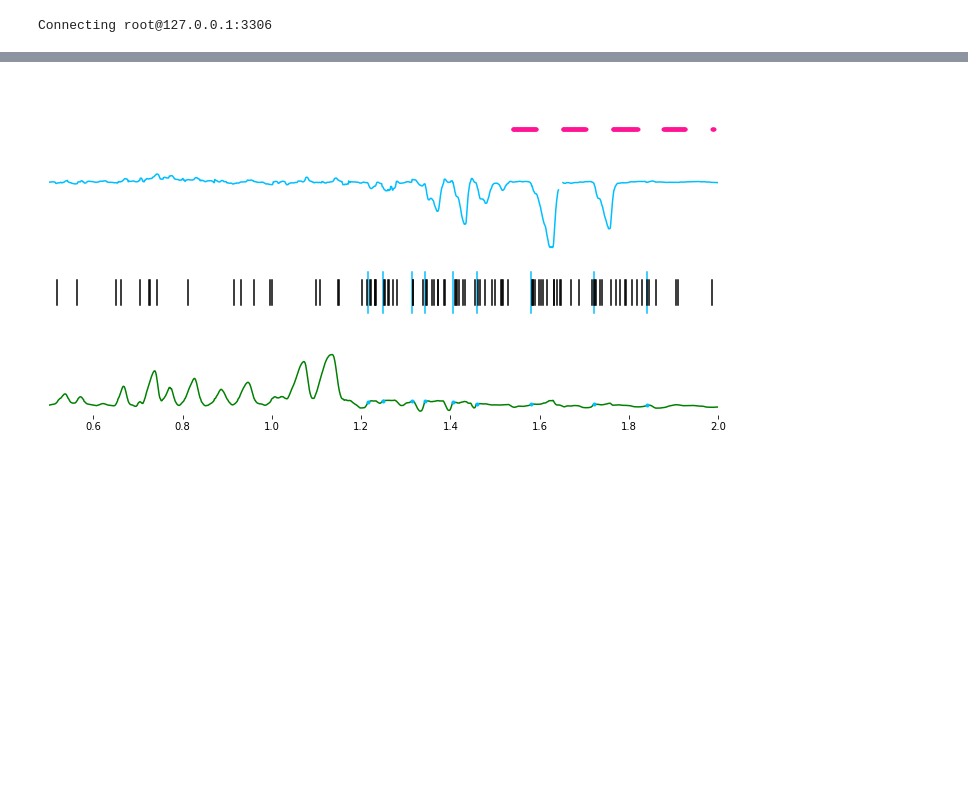
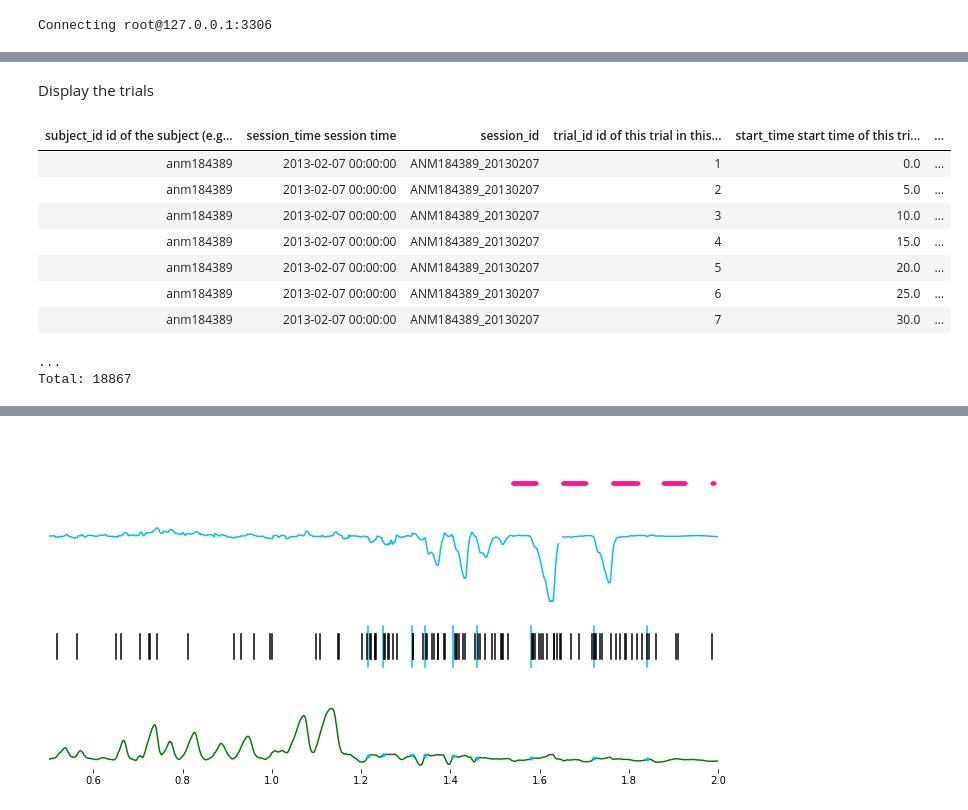
Before and after one commit to vathes/DJ-NWB-Yu-Gutnisky-2016, a Jupyter notebook: notebooks/Yu-Gutnisky-2016-example.ipynb, the cells around one changed output, grey strips where cells are left out. Cells and saved outputs as stored; diff of their text form; code cells hidden in the pictures; blank space fills up the shorter version.

```diff
--- a/notebooks/Yu-Gutnisky-2016-example.ipynb
+++ b/notebooks/Yu-Gutnisky-2016-example.ipynb
@@ -39,0 +87,15 @@ dj.ERD(all_erd)
+# %% [markdown]
+Display the trials
+# %%
+acquisition.TrialSet.Trial()
+# %% [output]
+| subject_id id of the subject (e.g... | session_time session time | session_id | trial_id id of this trial in this... | start_time start time of this tri... | ... |
+| anm184389 | 2013-02-07 00:00:00 | ANM184389_20130207 | 1 | 0.0 | ... |
+| anm184389 | 2013-02-07 00:00:00 | ANM184389_20130207 | 2 | 5.0 | ... |
+| anm184389 | 2013-02-07 00:00:00 | ANM184389_20130207 | 3 | 10.0 | ... |
+| anm184389 | 2013-02-07 00:00:00 | ANM184389_20130207 | 4 | 15.0 | ... |
+| anm184389 | 2013-02-07 00:00:00 | ANM184389_20130207 | 5 | 20.0 | ... |
+| anm184389 | 2013-02-07 00:00:00 | ANM184389_20130207 | 6 | 25.0 | ... |
+| anm184389 | 2013-02-07 00:00:00 | ANM184389_20130207 | 7 | 30.0 | ... |
+...
+Total: 18867
```
Also changed, not shown: parts of 31 cells of this notebook, 1 other file.
